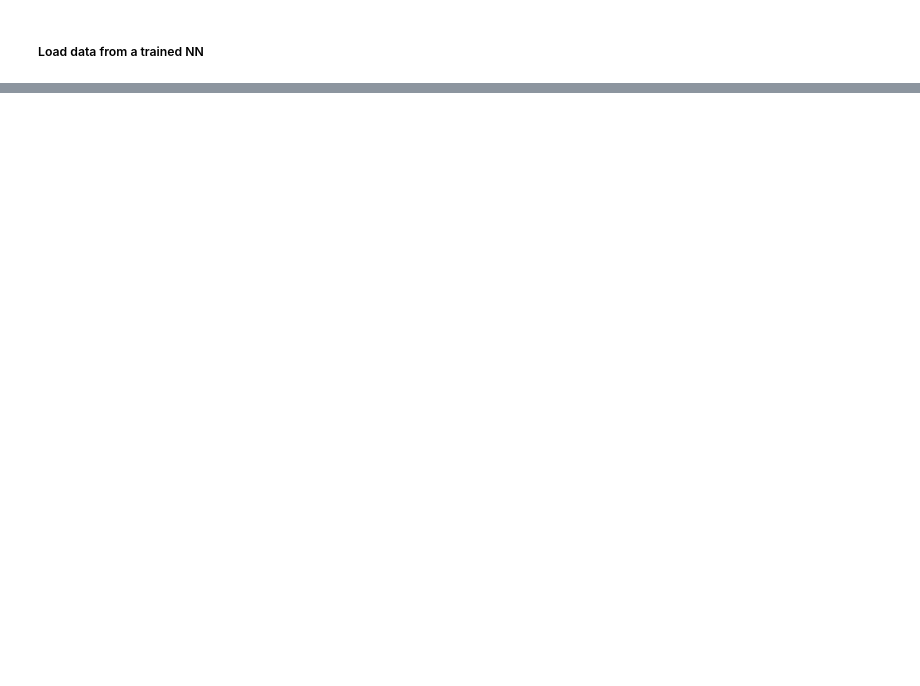
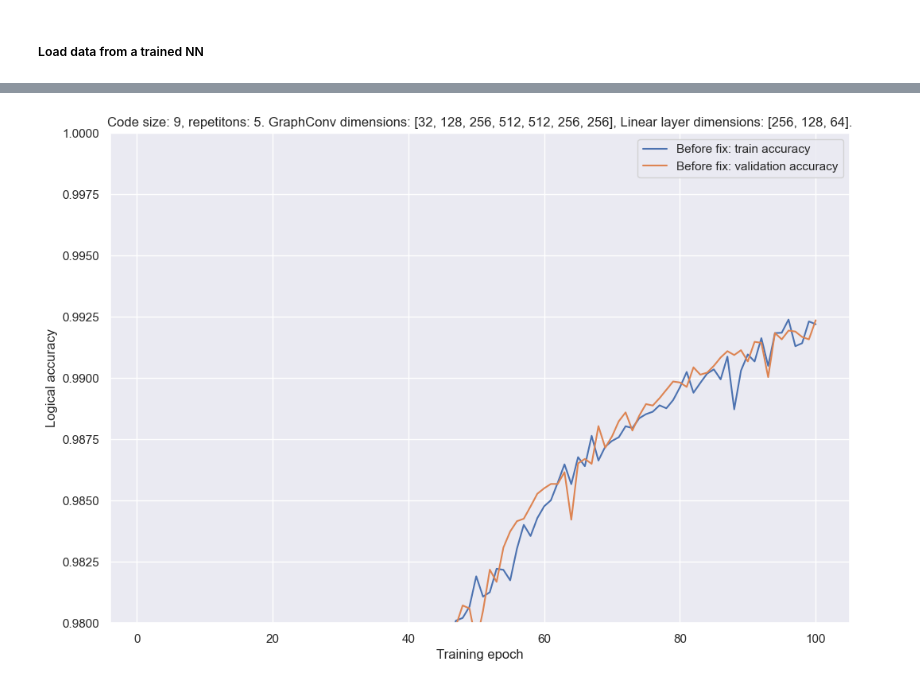
Before and after one commit to ibengtsson/GNN_decoder_quant, a Jupyter notebook: notebooks/dev_nn.ipynb, the cells around one changed output, grey strips where cells are left out. Saved outputs shown, nothing was run; the diff lists cells and outputs as text; code cells hidden in the pictures; blank space fills up the shorter version.

```diff
--- a/notebooks/dev_nn.ipynb
+++ b/notebooks/dev_nn.ipynb
@@ -10,6 +10,3 @@ sys.path.insert(0, Path.cwd().parent)
 sns.set()
 # %% [markdown]
 ##### Load data from a trained NN
-# %%
-path = Path("../saved_models/d7_d_t_11_240106-145455_load_f_d7_d_t_11_240106-142956.pt")
-training_data = torch.load(path, map_location="cpu")
@@ -37,0 +13,86 @@ ax.set_ylim([0.95, 1.])
+# %%
+path1 = Path("../saved_models/d5_d_t_5_240124-140853.pt")
+path2 = Path("../saved_models/d5_d_t_5_240124-140926.pt")
+path3 = Path("../saved_models/d5_d_t_5_240124-141054.pt")
+path4 = Path("../saved_models/d7_d_t_11_240118-211740_load_f_d7_d_t_11_240109-114444_load_f_d7_d_t_11_240106-153206_load_f_d7_d_t_11_240102-115304.pt")
+path5 = Path("../saved_models/d7_d_t_11_240106-143455.pt")
+path6 = Path("../saved_models/d7_d_t_11_240201-161725.pt")
+path7 = Path("../saved_models/d7_d_t_11_240201-173303.pt")
+path8 = Path("../saved_models/d7_d_t_11_240202-103634.pt")
+path9 = Path("../saved_models/d5_d_t_5_240206-224225.pt")
+path10 = Path("../saved_models/d7_d_t_11_240213-134957_load_f_d7_d_t_11_240206-224558.pt")
+path11 = Path("../saved_models/d7_d_t_11_240214-162014_load_f_d7_d_t_11_240206-224558.pt")
+path12 = Path("../saved_models/d7_d_t_11_240218-220327_load_f_d7_d_t_11_240206-224558.pt")
+path13 = Path("../saved_models/d9_d_t_5_240218-222950.pt")
+
+paths = [path13]
+# %%
+label = [
+    ["Before fix: train accuracy", "Before fix: validation accuracy"],
+    ["After fix: train accuracy", "After fix: validation accuracy"],
+    ["After fix: train accuracy", "After fix: validation accuracy"],
+    ["After fix: train accuracy", "After fix: validation accuracy"],
+]
+
+fig, ax = plt.subplots(figsize=(12, 8))
+
+for i, path in enumerate(paths):
+
+    training_data = torch.load(path, map_location="cpu")
+
+    history = training_data["training_history"]
+
+    train_loss = history["train_loss"]
+
+    val_loss = history["val_loss"]
+
+    train_accuracy = history["train_accuracy"]
+
+    val_accuracy = history["val_accuracy"]
+
+
+    n_epochs = history["epoch"] + 1
+    print(n_epochs)
+    t = range(1, n_epochs + 1)
+
+
+    ax.plot(
+        t,
+        np.array([train_accuracy, val_accuracy]).T,
+        label=label[i],
+    )
+
+    ax.set_xlabel("Training epoch")
+
+    ax.set_ylabel("Logical accuracy")
+
+    ax.set_ylim([0.98, 1.])
+
+
+    title = (
+        f"Code size: {training_data['graph_settings']['code_size']}, repetitons: {training_data['graph_settings']['repetitions']}. "
+        + f"GraphConv dimensions: {training_data['model_settings']['hidden_channels_GCN']}, "
+        + f"Linear layer dimensions: {training_data['model_settings']['hidden_channels_MLP']}."
+    )
+
+    ax.set_title(title)
+
+
+    if "model_settings" in training_data:
+
+        model_settings = training_data["model_settings"]
+
+        print(f"Path {i}")
+
+        print(f"{model_settings['hidden_channels_GCN']=}")
+
+        print(f"{model_settings['hidden_channels_MLP']=}")
+
+
+    # settings
+    print(training_data["training_settings"])
+    print(training_data["graph_settings"])
+
+
+ax.legend()
+# %% [output]
@@ -37,0 +106 @@ ax.set_ylim([0.95, 1.])
+[figure, added]
```
Also changed, not shown: parts of 5 cells of this notebook.
